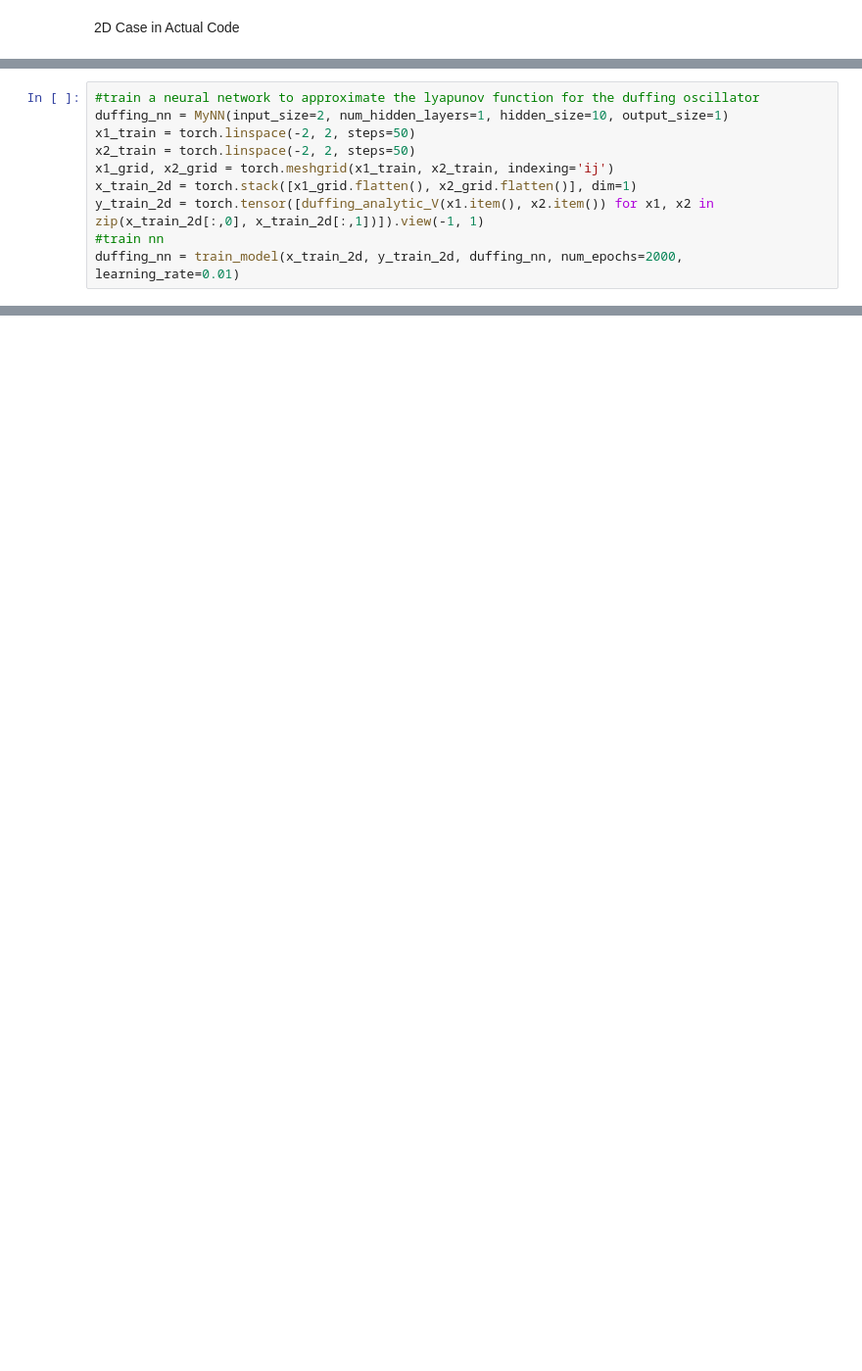
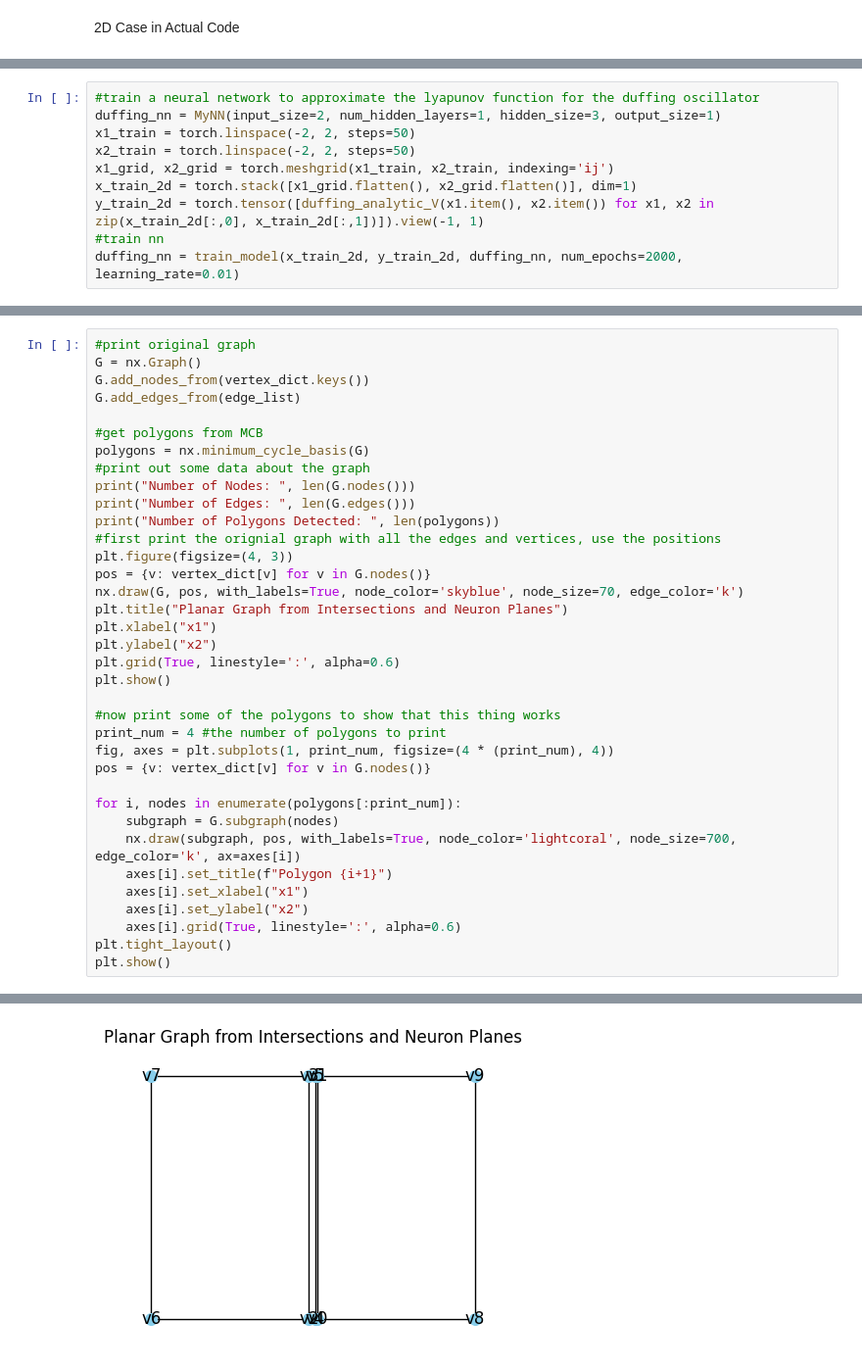
Before and after one commit to Jw1836/NN-Closed-Loop-Verification, a Jupyter notebook: lyapunov_nn.ipynb, the cells around one changed output, grey strips where cells are left out. Shown at 98% size. Saved outputs shown, nothing was run; the diff lists cells and outputs as text; blank space fills up the shorter version.

```diff
--- a/lyapunov_nn.ipynb
+++ b/lyapunov_nn.ipynb
@@ -679,6 +857,6 @@ def find_all_intersection_points(W_matrix, B_vector, f_functions, x1_min, x1_max
 # %%
 #train a neural network to approximate the lyapunov function for the duffing oscillator
-duffing_nn = MyNN(input_size=2, num_hidden_layers=1, hidden_size=10, output_size=1)
+duffing_nn = MyNN(input_size=2, num_hidden_layers=1, hidden_size=3, output_size=1)
 x1_train = torch.linspace(-2, 2, steps=50)
 x2_train = torch.linspace(-2, 2, steps=50)
 x1_grid, x2_grid = torch.meshgrid(x1_train, x2_train, indexing='ij')
@@ -841,2 +973,37 @@ Text(0, 0.5, 'x2')
 # %%
+#print original graph
+G = nx.Graph()
+G.add_nodes_from(vertex_dict.keys())
+G.add_edges_from(edge_list)
+
+#get polygons from MCB
+polygons = nx.minimum_cycle_basis(G)
+#print out some data about the graph
+print("Number of Nodes: ", len(G.nodes()))
+print("Number of Edges: ", len(G.edges()))
+print("Number of Polygons Detected: ", len(polygons))
+#first print the orignial graph with all the edges and vertices, use the positions
+plt.figure(figsize=(4, 3))
+pos = {v: vertex_dict[v] for v in G.nodes()}
+nx.draw(G, pos, with_labels=True, node_color='skyblue', node_size=70, edge_color='k')
+plt.title("Planar Graph from Intersections and Neuron Planes")
+plt.xlabel("x1")
+plt.ylabel("x2")
+plt.grid(True, linestyle=':', alpha=0.6)
+plt.show()
+
+#now print some of the polygons to show that this thing works
+print_num = 4 #the number of polygons to print
+fig, axes = plt.subplots(1, print_num, figsize=(4 * (print_num), 4))
+pos = {v: vertex_dict[v] for v in G.nodes()}
+
+for i, nodes in enumerate(polygons[:print_num]):
+    subgraph = G.subgraph(nodes)
+    nx.draw(subgraph, pos, with_labels=True, node_color='lightcoral', node_size=700, edge_color='k', ax=axes[i])
+    axes[i].set_title(f"Polygon {i+1}")
+    axes[i].set_xlabel("x1")
+    axes[i].set_ylabel("x2")
+    axes[i].grid(True, linestyle=':', alpha=0.6)
+plt.tight_layout()
+plt.show()
 # %% [output]
@@ -845,0 +1013 @@ Plane y=-1x+10 intersects at (-2.1544, 12.1544)
+[figure, added]
```
Also changed, not shown: parts of 13 cells of this notebook, 1 other file.
